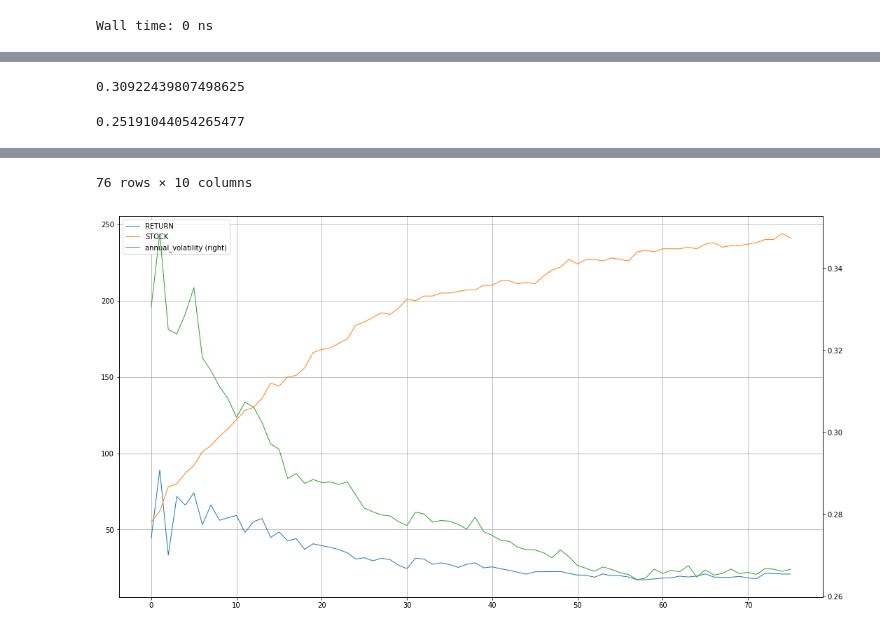
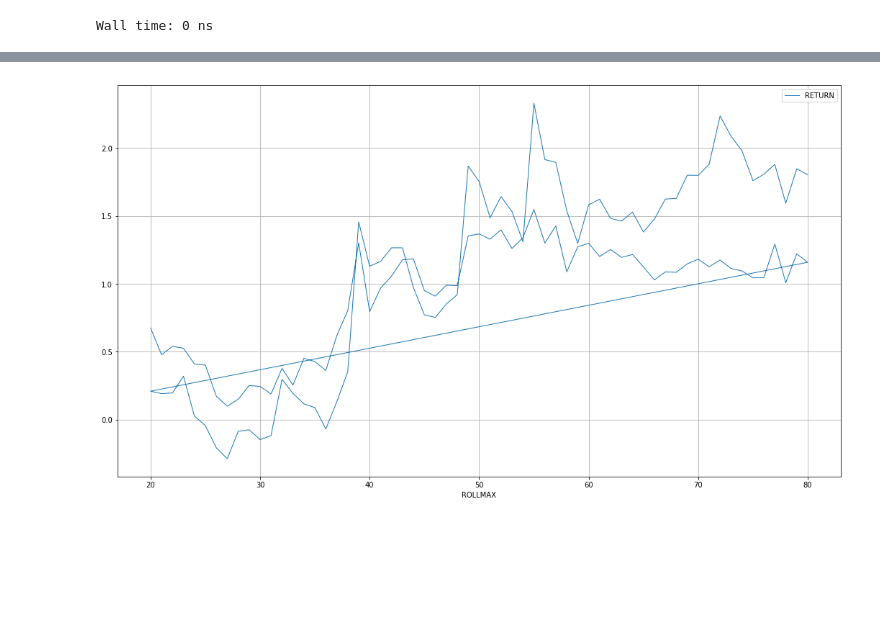
Before and after one commit to dxcv/ML4M, a Jupyter notebook: notebook/turtle_2system_common_score.ipynb, the cells around one changed output, grey strips where cells are left out. Saved outputs shown, nothing was run; the diff lists cells and outputs as text; code cells hidden in the pictures; blank space fills up the shorter version.

```diff
--- a/notebook/turtle_2system_common_score.ipynb
+++ b/notebook/turtle_2system_common_score.ipynb
@@ -93,7 +95,7 @@ for symbol in TARGET + [BENCHMARK]:
 %%time
 
 ### 时间设置
-start_date = '2005-01-01'
+start_date = '2014-01-01'
 end_date = '2018-08-01'
 
 TURTLE_POS = 50
@@ -496,19 +498,19 @@ score_df = pd.DataFrame(columns=[
     'RET_PER_YEAR',
 ])
 # %%
-TURTLE_POS = 40
+TURTLE_POS = 10
 TURTLE_LONG_BUY_N = 60
 TURTLE_LONG_SELL_N = 60
 
 # for i in range(6, 19, 1):
 # for i in range(11, 14, 1):
-# for i in range(15, 81, 1):
+for i in range(20, 81, 1):
     time.ctime()
     print(i)
-    global TURTLE_POS
-    TURTLE_POS = i
-#     TURTLE_LONG_BUY_N = i
-#     TURTLE_LONG_SELL_N = i
+#     global TURTLE_POS
+#     TURTLE_POS = i
+    TURTLE_LONG_BUY_N = i
+    TURTLE_LONG_SELL_N = i
 
     stock_df_dict = None
     show_df = None
@@ -603,6 +653,7 @@ df = score_df.copy()
 df.drop(columns=['MA_SHORT', 'MA_LONG', 'X_DAY_RETURN'], inplace=True)
 df = df.loc[:, ['TURTLE_POS', 'ROLLMAX', 'RETURN', 'MAXDROPDOWN', 'STOCK', 'ORDER', 'annual_volatility', 'FREECASH_DAY', 'alpha', 'beta']]
 # df.set_index(keys='TURTLE_POS', inplace=True)
+df.set_index(keys='ROLLMAX', inplace=True)
 # df.sort_values(by='RETURN', ascending=False)
 # df
 
@@ -613,33 +664,19 @@ df = df.loc[:, ['TURTLE_POS', 'ROLLMAX', 'RETURN', 'MAXDROPDOWN', 'STOCK', 'ORDE
 # df.groupby(by=['TURTLE_POS']).count()
 # df = df.groupby(by='TURTLE_POS').mean()
 
-emp.annual_volatility(benchmark, period='daily')
-emp.annual_volatility(benchmark[:250], period='daily')
+# emp.annual_volatility(benchmark, period='daily')
+# emp.annual_volatility(benchmark[:250], period='daily')
 
-df
-ax = df.plot(kind='line', y=['RETURN', 'STOCK'], label='RETURN', linewidth=1, grid=True)
-ax = df.plot(kind='line', y=['annual_volatility'], secondary_y=True, linewidth=1, grid=True, ax=ax)
+# df
+ax = df.plot(kind='line', y=['RETURN'], label='RETURN', linewidth=1, grid=True)
+# ax = df.plot(kind='line', y=['annual_volatility'], secondary_y=True, linewidth=1, grid=True, ax=ax)
 
 # fig = plt.figure()
 # ax = fig.add_subplot(111, projection='3d')
 # ax.bar(left='ROLLMAX', height='TURTLE_POS', zs='RETURN', zdir='TURTLE_POS', alpha=0.8)
 # ax.bar(left=df['ROLLMAX'], height=df['TURTLE_POS'], zs=df['RETURN'], zdir=df['TURTLE_POS'], alpha=0.8)
 
-# X = np.arange(-5, 5, 0.25)
-# Y = np.arange(-5, 5, 0.25)
-# X, Y = np.meshgrid(X, Y)
-# X
-# Y
-# x = df.columns
-# x = np.arange(len(df.columns))
-# x
-# y = df.index
-# y
-# X,Y = np.meshgrid(x,y)
-# Z = df
-# Z
-# ax.plot_surface(X, Y, Z)
-# ax.bar(left=x, height=y, zs=Z, zdir=Z, alpha=0.8)
+# show_df[start_date:].head(1).open
+# show_df.tail(1).open
+# (3530.03 - 2323.43) / 2323.43
 # %% [output]
-0.30922439807498625
-0.25191044054265477
@@ -663,2 +683 @@ ax = df.plot(kind='line', y=['annual_volatility'], secondary_y=True, linewidth=1
-76 rows × 10 columns
-[figure, old version]
+[figure, new version]
```
Also changed, not shown: parts of 5 cells of this notebook, 3 other files.
